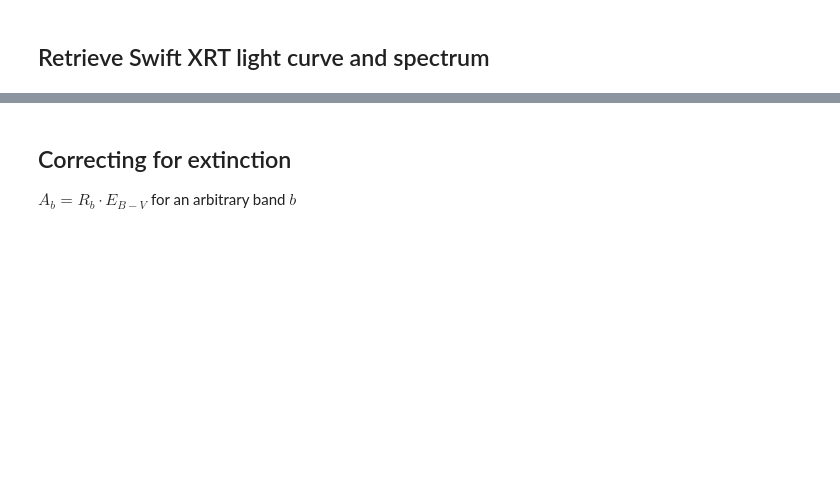
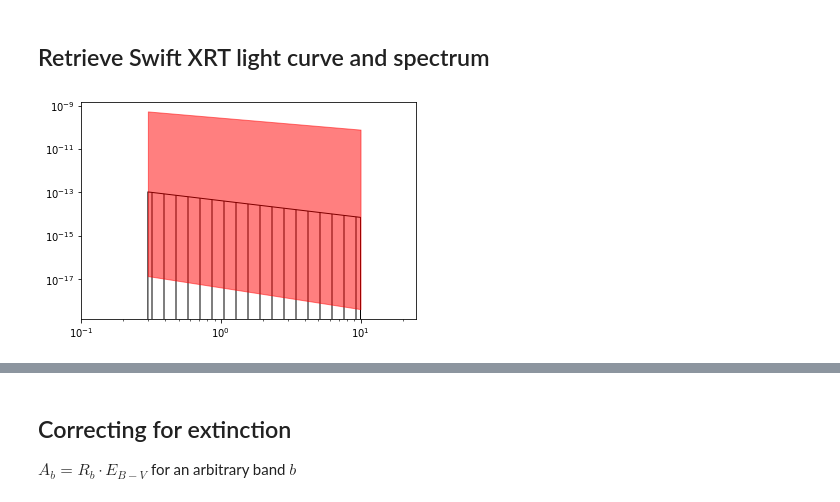
Before and after one commit to cgobat/dark-GRBs, a Jupyter notebook: exploratory.ipynb, the cells around one changed output, grey strips where cells are left out. Cells and saved outputs as stored; diff of their text form; code cells hidden in the pictures; blank space fills up the shorter version.

```diff
--- a/exploratory.ipynb
+++ b/exploratory.ipynb
@@ -125,17 +146,18 @@ for col in ["GRB","TriggerNumber","Observatory","Instrument","Source","E(B-V)"]:
 ## Retrieve Swift XRT light curve and spectrum
 # %%
 def XRT_lightcurve(burst_id):
-    trigger = swift.loc[swift["GRB"] == burst, "TriggerNumber"]
+    trigger = swift.loc[swift["GRB"] == burst_id, "TriggerNumber"]
     lightcurveURL = f"https://www.swift.ac.uk/xrt_curves/{int(trigger):0>8}/flux.qdp"
 
     fluxdata = pd.read_table(lightcurveURL, header=11).apply(pd.to_numeric, errors="coerce").dropna().reset_index(drop=True)
     fluxdata.columns = ["Time","Tpos","Tneg","Flux","Fluxpos","Fluxneg"]
+    fluxdata["GRB"] = [burst_id]*len(fluxdata)
 
     return fluxdata
 
 
 def get_BetaX(burst_id):
-    trigger = swift.loc[swift["GRB"] == burst, "TriggerNumber"]
+    trigger = swift.loc[swift["GRB"] == burst_id, "TriggerNumber"]
     spectrumURL = f"https://www.swift.ac.uk/xrt_spectra/{int(trigger):0>8}/"
 
     spectra_tables = pd.read_html(spectrumURL)
@@ -148,6 +170,20 @@ def get_BetaX(burst_id):
 burst = "200411A"
 fluxdata = XRT_lightcurve(burst)
 Gamma, Gammapos, Gammaneg = get_BetaX(burst)
+# %%
+E_range = np.linspace(0.3,10,100)
+spectrum = (E_range / 4.135667696e-18)**-(Gamma-1)
+spec1 = (E_range / 4.135667696e-18)**-(Gamma+Gammapos-1)
+spec2 = (E_range / 4.135667696e-18)**-(Gamma-Gammaneg-1)
+
+plt.fill_between(E_range,[0]*len(E_range),spectrum,fc="none",ec="k",hatch="|")
+plt.fill_between(E_range,spec1,spec2,alpha=0.5,color="r")
+plt.xlim(1e-1,25)
+#plt.ylim(1e-9,1e-7)
+plt.yscale("log")
+plt.xscale("log")
+# %% [output]
+[figure, added]
 # %%
 plt.errorbar(fluxdata.Time,fluxdata.Flux,xerr=np.array(fluxdata.Tneg,fluxdata.Tpos).T,yerr=np.array(fluxdata.Fluxneg,fluxdata.Fluxpos).T,linestyle="",capthick=0)
 plt.xscale("log")
```
Also changed, not shown: parts of 20 cells of this notebook, 2 other files.
